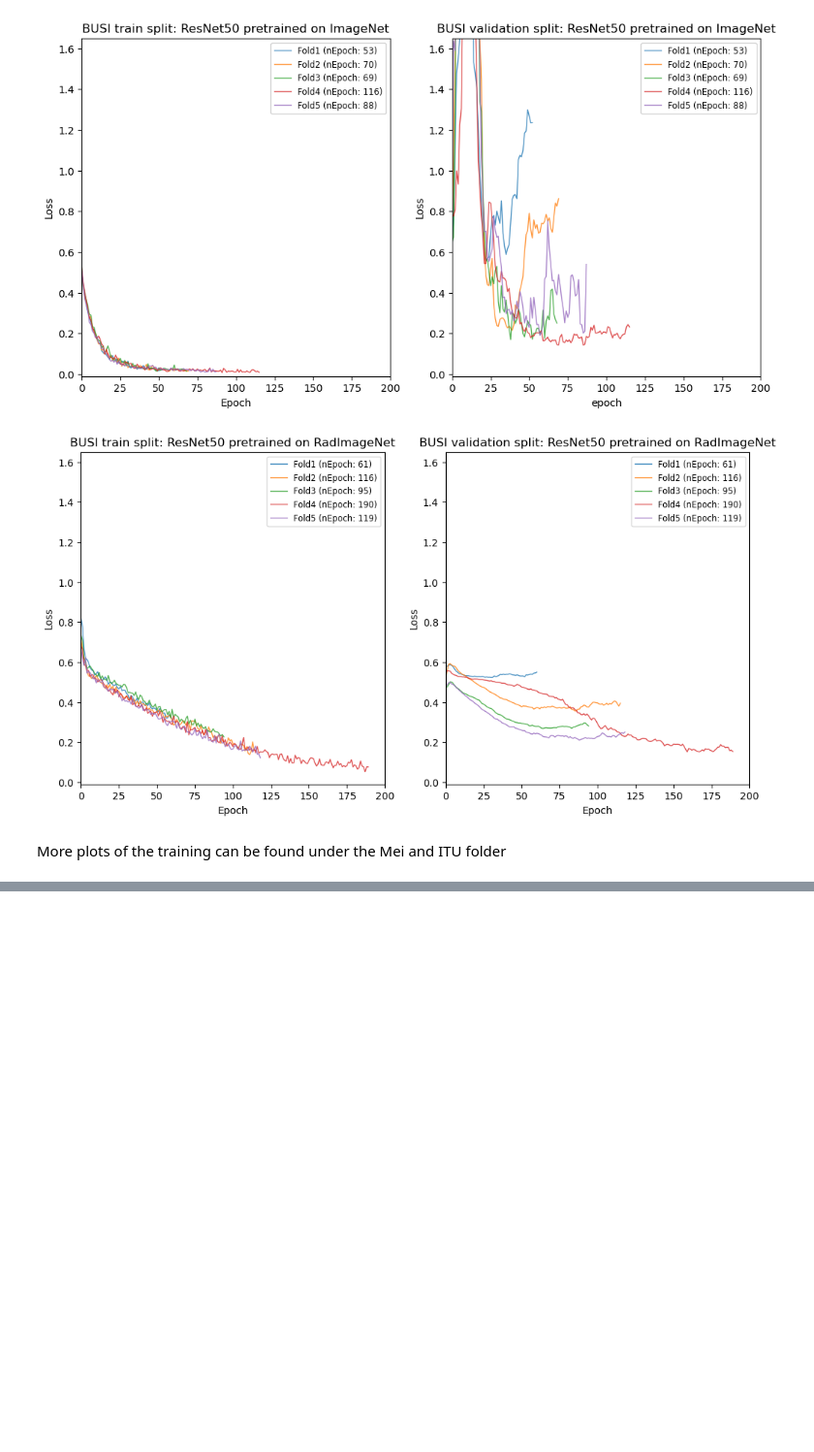
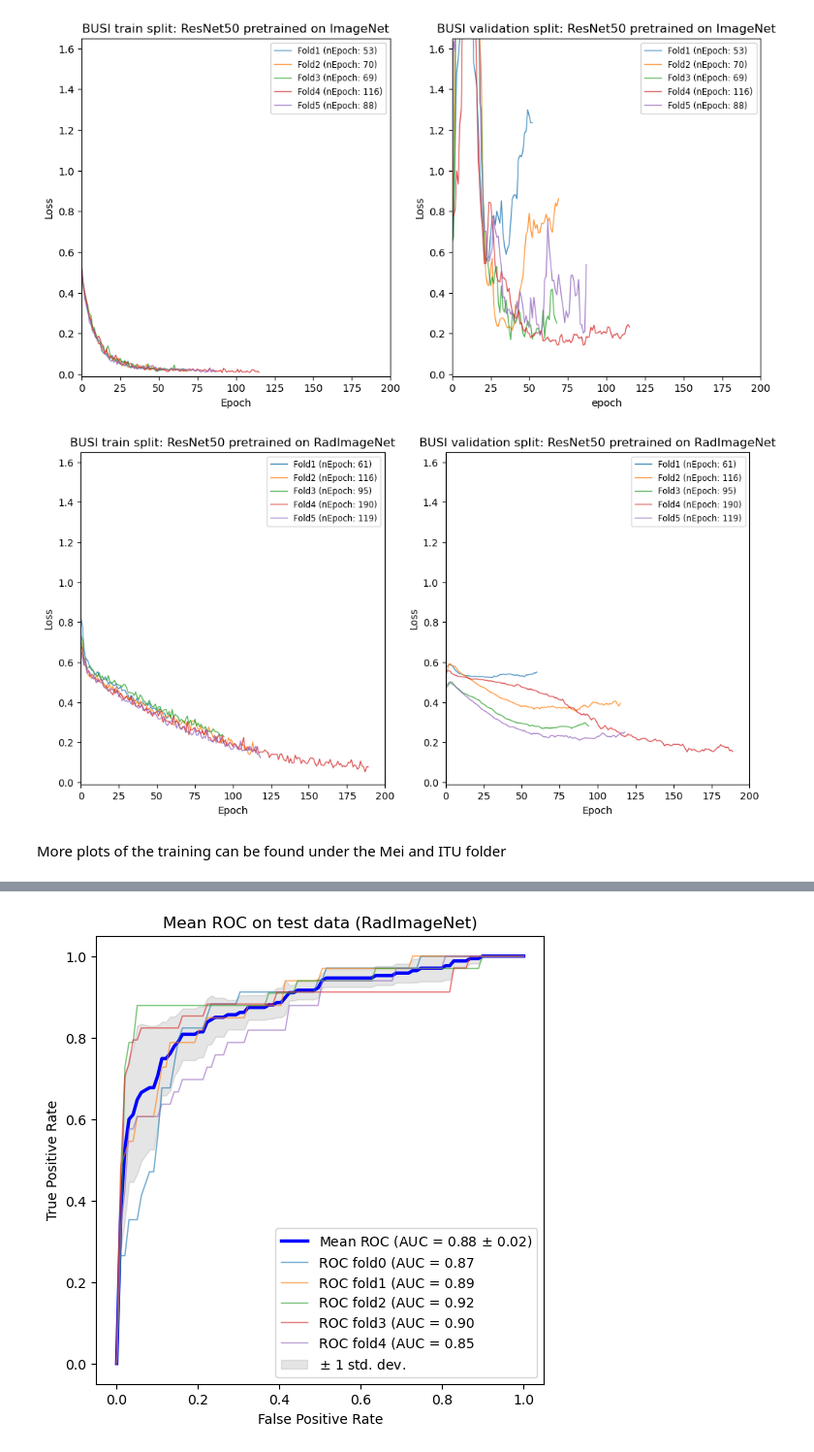
Before and after one commit to OreamnosAR/R-D-projekt, a Jupyter notebook: kode/Eksperiment1/Results/results.ipynb, the cells around one changed output, grey strips where cells are left out. Shown at 97% size. Saved outputs shown, nothing was run; the diff lists cells and outputs as text; code cells hidden in the pictures; blank space fills up the shorter version.

```diff
--- a/kode/Eksperiment1/Results/results.ipynb
+++ b/kode/Eksperiment1/Results/results.ipynb
@@ -253,0 +366,97 @@ More plots of the training can be found under the Mei and ITU folder
+# %%
+#Test all 5 models pretrained on RadImageNet:
+corrrect_list = []
+aucs = []
+tprs = []
+mean_fpr = np.linspace(0, 1, 100)
+
+data_generator = ImageDataGenerator(rescale=1./255,
+                                    preprocessing_function=preprocess_input)
+for i in range(5): #fivefold cross-validation
+    test_path = os.path.join(current_directory,"radimagenet/Workspace/Replicate_article/data/breast_splits/test_fold"+str(i+1)+".csv")
+    df_test=pd.read_csv(test_path)
+    test_generator = data_generator.flow_from_dataframe(
+        dataframe=df_test,
+        directory=current_directory,
+        x_col = 'path',
+        y_col = 'class',
+        target_size=(image_size, image_size),
+        batch_size=len(df_test),
+        shuffle=False,
+        seed=726,
+        class_mode='categorical')
+    w_path = os.path.join(current_directory,"radimagenet/WorkspaceV2/Repli_ITU_freezing_strategy/pretrained_RadImageNet/weights/breast-unfreezeall-fold"+str(i+1)+"-RadImageNet-ResNet50_repli_RadImgNet-256-16-1e-05.h5")
+    FT_model = load_model(w_path, compile=False)
+
+    #Find values for each fold:
+    y_probs = FT_model.predict(test_generator) #Probabilities
+    ylabels = test_generator.classes
+    fpr, tpr, _ = roc_curve(ylabels, y_probs[:, 1]) #y_probs[:, 1] = keep probabilities for the positive outcome only
+    interp_tpr = np.interp(mean_fpr, fpr, tpr)
+    interp_tpr[0] = 0.0
+    _auc = auc(fpr, tpr)# calculate auc
+    y_pred = tf.math.argmax(y_probs,1) #Predictions
+    predctions = tf.Variable(y_pred).numpy().tolist()
+    correct = sum(i == j for (i,j) in zip(predctions,ylabels))
+
+    tprs.append(interp_tpr)
+    aucs.append(_auc)
+    corrrect_list.append(correct)
+
+    del FT_model
+
+print('_________________________________________________________')
+print('ResNet50 pretrained RadImageNet performance on BUSI test split:')
+for i in range(5):
+    print(' - Fold'+str(i+1)+' model: Correct: '+str(corrrect_list[i])+'/'+str(len(ylabels))+' ('+str(round(corrrect_list[i]/len(ylabels)*100,3))+'%)   AUC:',round(aucs[i],3))
+best_model = aucs.index(max(aucs))+1
+print('Best AUC: The model from fold'+str(best_model)+' achieved the best AUC of:',round(max(aucs),3))
+
+#Plot:
+RadNet_mean_tpr = np.mean(tprs, axis=0)
+RadNet_mean_tpr[-1] = 1.0
+RadNet_mean_auc = auc(mean_fpr, RadNet_mean_tpr)
+std_auc = np.std(aucs)
+std_tpr = np.std(tprs, axis=0)
+#Hold values for final plot:
+Juo_radNet_tpr = RadNet_mean_tpr
+Juo_radNet_auc = RadNet_mean_auc
+
+fig, ax = plt.subplots(figsize=(6, 6))
+ax.plot(
+    mean_fpr,
+    RadNet_mean_tpr,
+    color="b",
+    label=r"Mean ROC (AUC = %0.2f $\pm$ %0.2f)" % (RadNet_mean_auc, std_auc),
+    lw=2.5,
+    alpha=1,
+)
+for j in range(5):
+    ax.plot(
+        mean_fpr,
+        tprs[j],
+        label=r"ROC fold%i (AUC = %0.2f" % (j, aucs[j]),
+        lw=1,
+        alpha=0.6,
+    )
+tprs_upper = np.minimum(RadNet_mean_tpr + std_tpr, 1)
+tprs_lower = np.maximum(RadNet_mean_tpr - std_tpr, 0)
+ax.fill_between(
+    mean_fpr,
+    tprs_lower,
+    tprs_upper,
+    color="grey",
+    alpha=0.2,
+    label=r"$\pm$ 1 std. dev.",
+)
+ax.set(
+    xlim=[-0.05, 1.05],
+    ylim=[-0.05, 1.05],
+    xlabel="False Positive Rate",
+    ylabel="True Positive Rate",
+    title=f"Mean ROC on test data (RadImageNet)",
+)
+ax.axis("square")
+ax.legend(loc="lower right")
+plt.show()
+# %% [output]
@@ -253,0 +481 @@ More plots of the training can be found under the Mei and ITU folder
+[figure, added]
```
Also changed, not shown: parts of 13 cells of this notebook, 2 other files.
